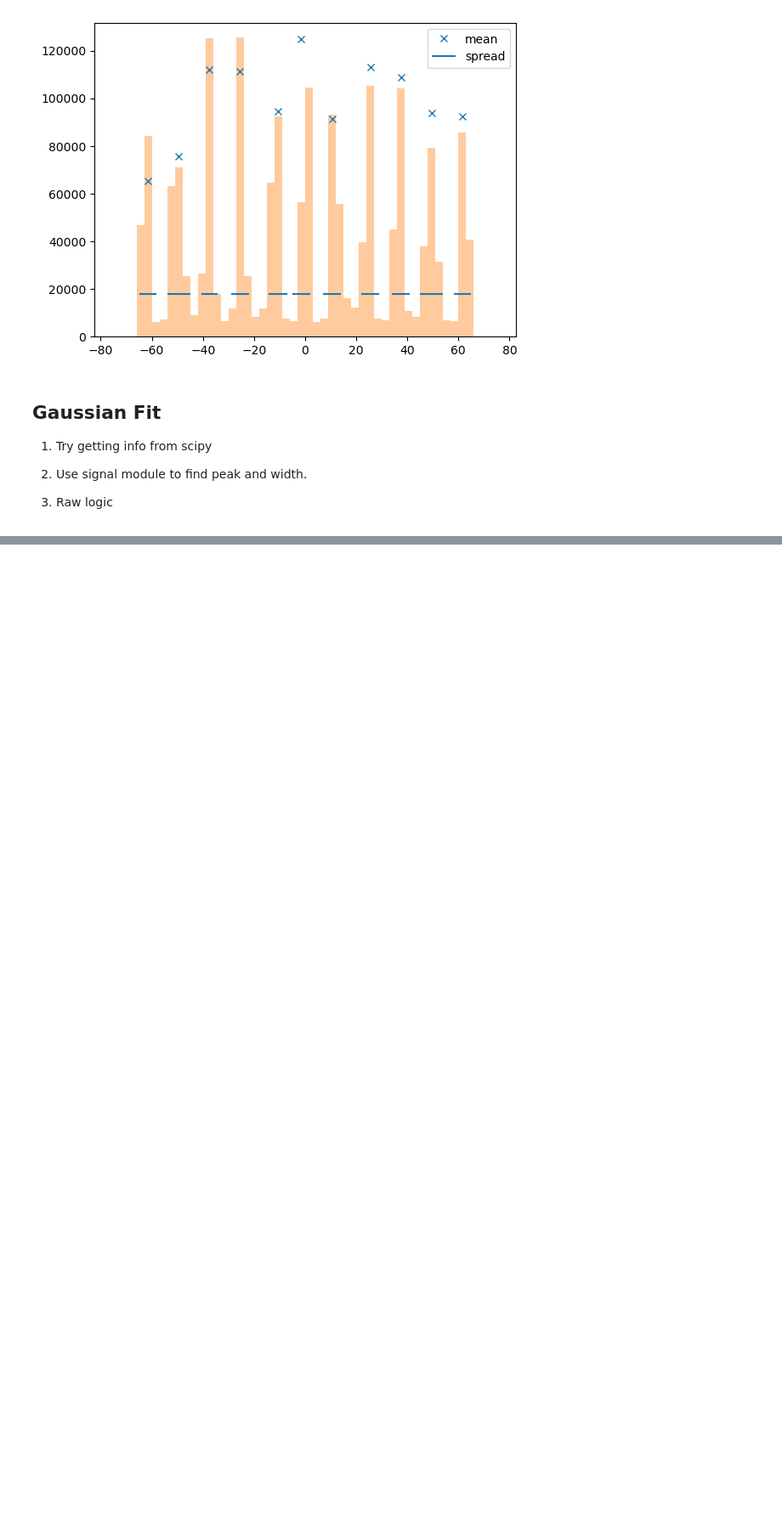
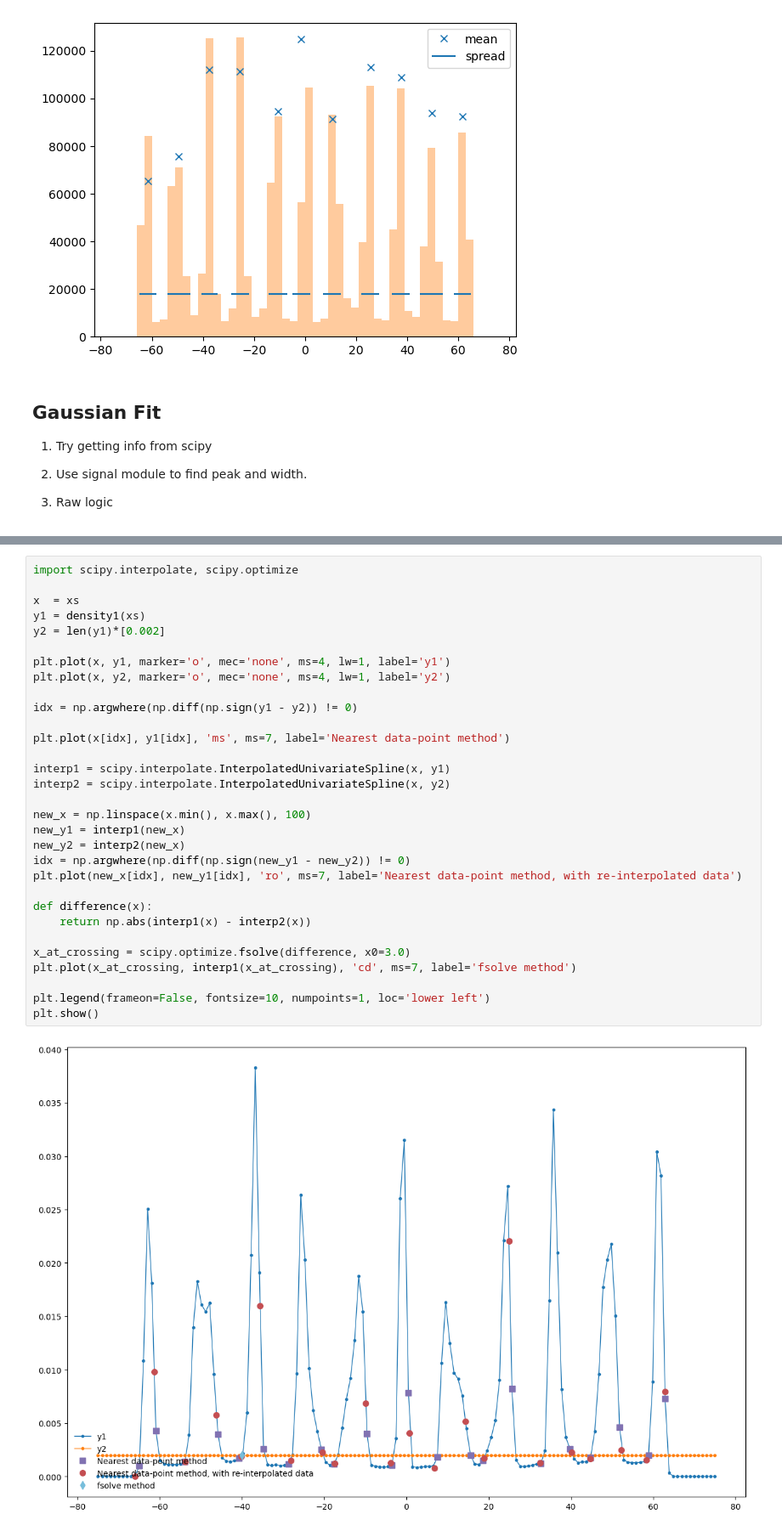
Before and after one commit to shanto268/CrateAnalysis, a Jupyter notebook: TDC_Study.ipynb, the cells around one changed output, grey strips where cells are left out. Shown at 85% size. Drawn from its saved outputs; the diff is of its cells as text; blank space fills up the shorter version.

```diff
--- a/TDC_Study.ipynb
+++ b/TDC_Study.ipynb
@@ -397,0 +405,33 @@ plt.show()
+# %%
+import scipy.interpolate, scipy.optimize
+
+x  = xs
+y1 = density1(xs)
+y2 = len(y1)*[0.002]
+
+plt.plot(x, y1, marker='o', mec='none', ms=4, lw=1, label='y1')
+plt.plot(x, y2, marker='o', mec='none', ms=4, lw=1, label='y2')
+
+idx = np.argwhere(np.diff(np.sign(y1 - y2)) != 0)
+
+plt.plot(x[idx], y1[idx], 'ms', ms=7, label='Nearest data-point method')
+
+interp1 = scipy.interpolate.InterpolatedUnivariateSpline(x, y1)
+interp2 = scipy.interpolate.InterpolatedUnivariateSpline(x, y2)
+
+new_x = np.linspace(x.min(), x.max(), 100)
+new_y1 = interp1(new_x)
+new_y2 = interp2(new_x)
+idx = np.argwhere(np.diff(np.sign(new_y1 - new_y2)) != 0)
+plt.plot(new_x[idx], new_y1[idx], 'ro', ms=7, label='Nearest data-point method, with re-interpolated data')
+
+def difference(x):
+    return np.abs(interp1(x) - interp2(x))
+
+x_at_crossing = scipy.optimize.fsolve(difference, x0=3.0)
+plt.plot(x_at_crossing, interp1(x_at_crossing), 'cd', ms=7, label='fsolve method')
+
+plt.legend(frameon=False, fontsize=10, numpoints=1, loc='lower left')
+plt.show()
+# %% [output]
+[figure, added]
```
Also changed, not shown: parts of 7 cells of this notebook, 6 other files.
